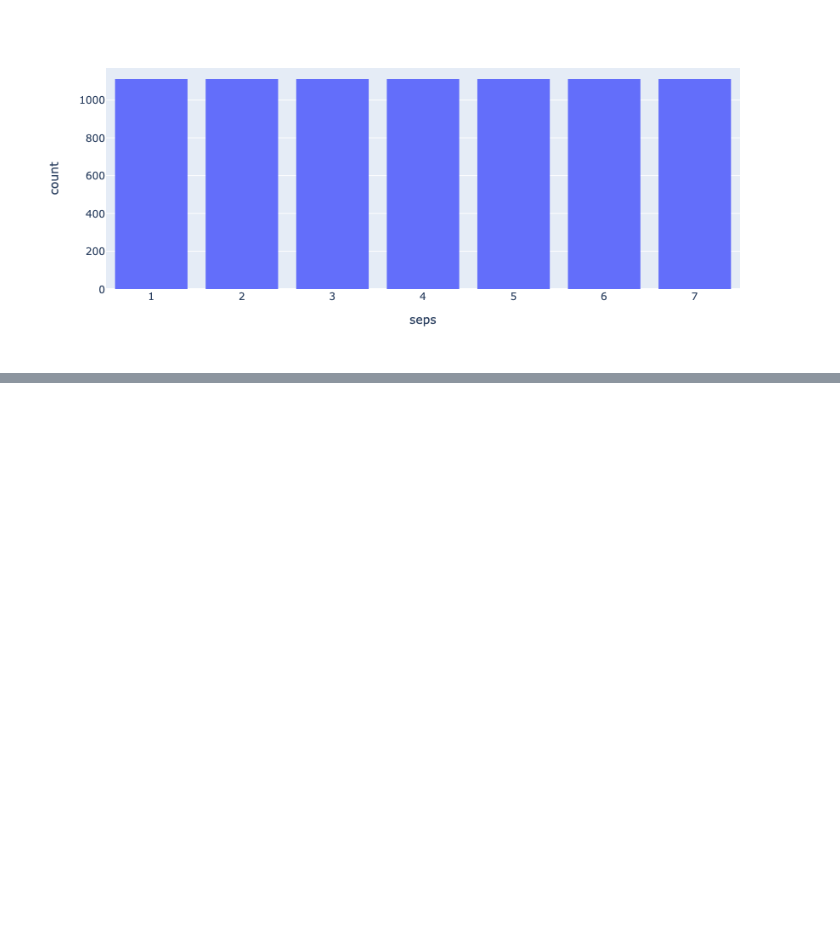
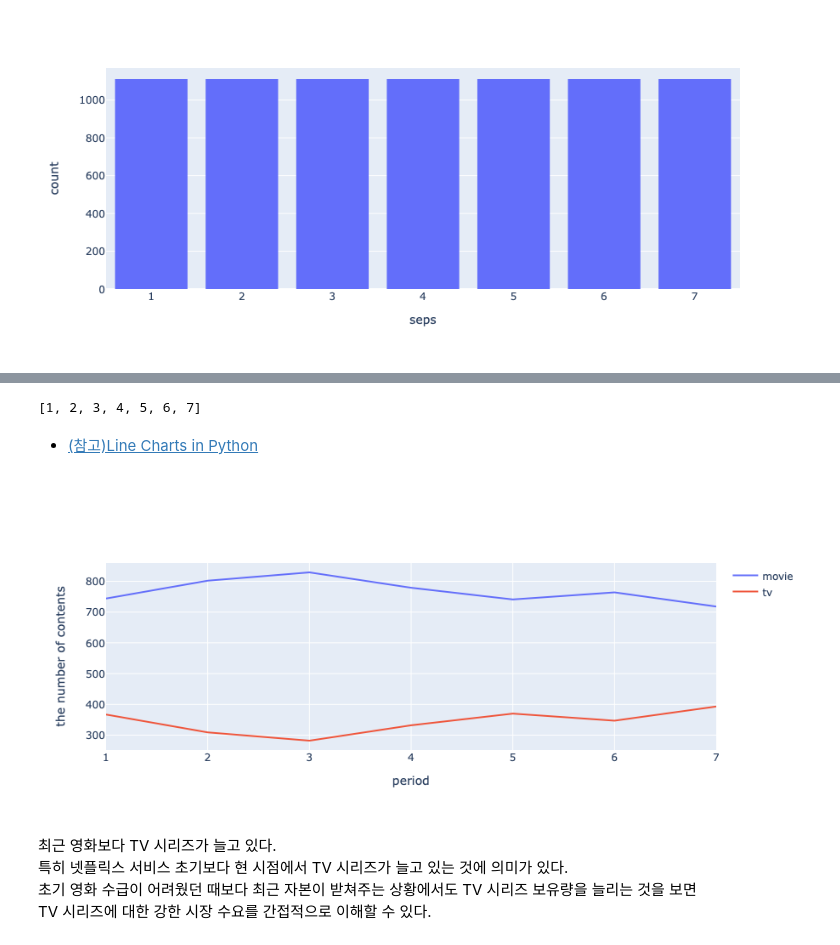
Before and after one commit to sw-song/kaggle-study, a Jupyter notebook: 27_netflix_trend_analysis/analysis_strategy_in_netflix.ipynb, the cells around one changed output, grey strips where cells are left out. Saved outputs shown, nothing was run; the diff lists cells and outputs as text; code cells hidden in the pictures; blank space fills up the shorter version.

```diff
--- a/27_netflix_trend_analysis/analysis_strategy_in_netflix.ipynb
+++ b/27_netflix_trend_analysis/analysis_strategy_in_netflix.ipynb
@@ -373,0 +404,4 @@ fig.show()
+# %%
+count_type = pd.DataFrame(nflx.groupby(['seps','type']).count()['title'])
+count_type.columns = ['count']
+count_type
@@ -373,0 +425,4 @@ fig.show()
+# %%
+count_type = pd.pivot_table(count_type, index='seps', columns='type')
+count_type.columns=['movie', 'tv']
+count_type
@@ -373,0 +439,25 @@ fig.show()
+# %%
+list(np.arange(1,8))
+# %% [output]
+[1, 2, 3, 4, 5, 6, 7]
+# %% [markdown]
+- [(참고)Line Charts in Python](https://plotly.com/python/line-charts/)
+# %%
+fig = go.Figure()
+fig.add_trace(go.Scatter(x=count_type.index, y=count_type['movie'],
+                         mode='lines', name='movie'))
+fig.add_trace(go.Scatter(x=count_type.index, y=count_type['tv'],
+                         mode='lines', name='tv'))
+
+fig.update_layout(width=650, height=400,
+                  xaxis_title='period',
+                  yaxis_title='the number of contents')
+
+fig.show()
+# %% [output]
+[figure, added]
+# %% [markdown]
+최근 영화보다 TV 시리즈가 늘고 있다. <br>
+특히 넷플릭스 서비스 초기보다 현 시점에서 TV 시리즈가 늘고 있는 것에 의미가 있다.<br>
+초기 영화 수급이 어려웠던 때보다 최근 자본이 받쳐주는 상황에서도 TV 시리즈 보유량을 늘리는 것을 보면<br>
+TV 시리즈에 대한 강한 시장 수요를 간접적으로 이해할 수 있다.
```
Also changed, not shown: parts of 9 cells of this notebook.
